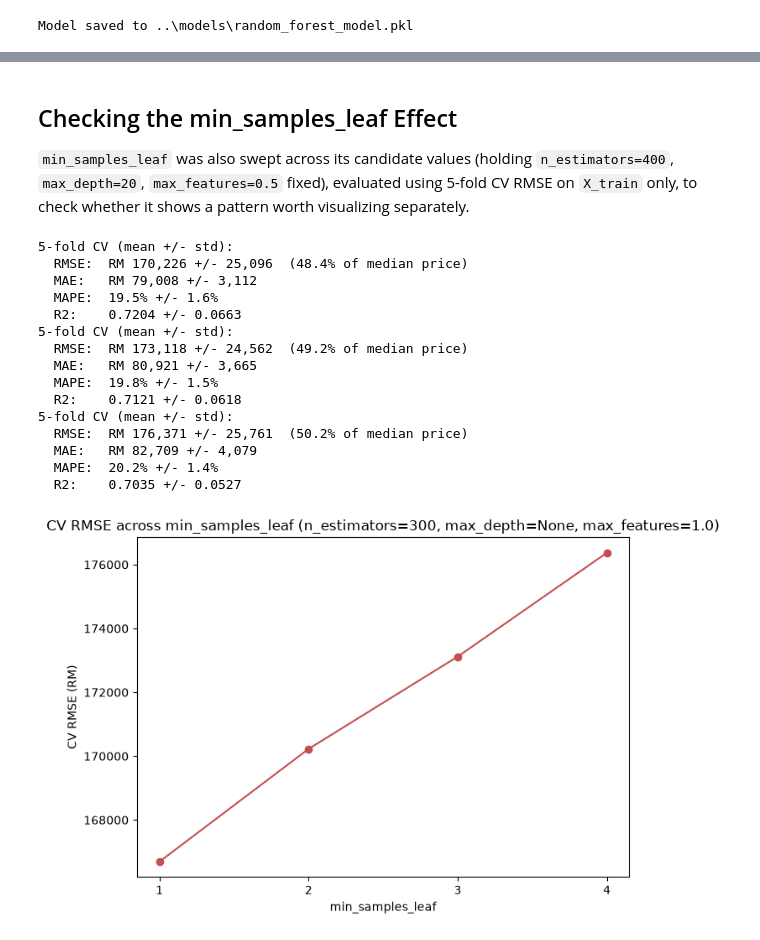
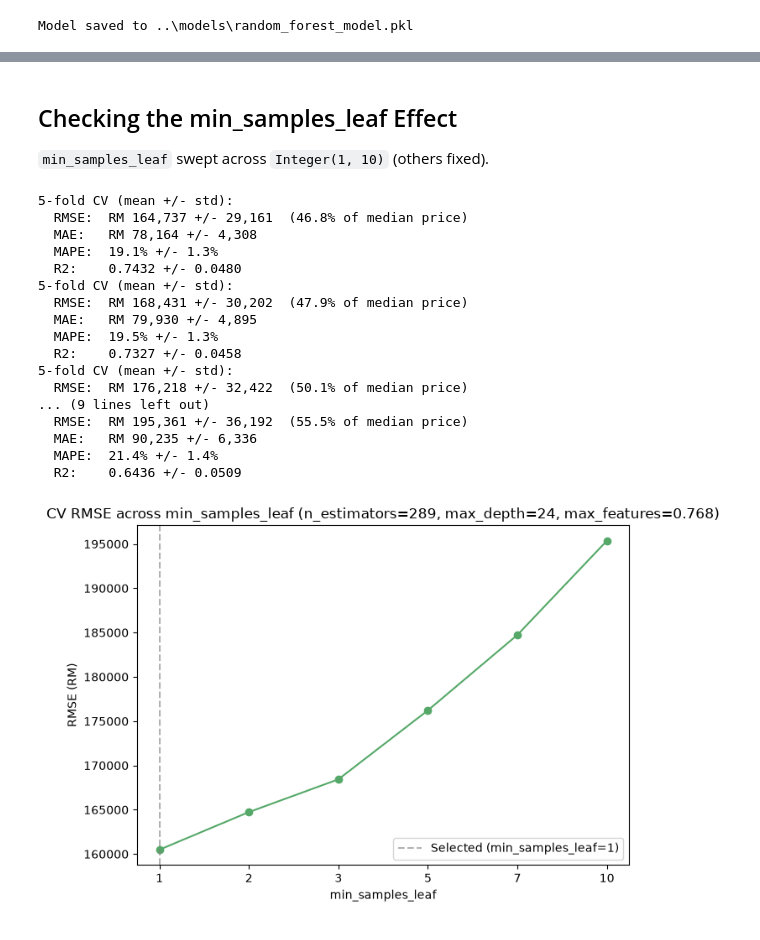
Before and after one commit to Lowzh5/Malaysian-Condominium-Prices-Data, a Jupyter notebook: src/model_randomforest.ipynb, the cells around one changed output, grey strips where cells are left out. Saved outputs shown, nothing was run; the diff lists cells and outputs as text; code cells hidden in the pictures.

```diff
--- a/src/model_randomforest.ipynb
+++ b/src/model_randomforest.ipynb
@@ -152,8 +152,8 @@ To understand how `max_depth` affects the bias-variance trade-off, models were r
 # %%
 import matplotlib.pyplot as plt
 
-best = grid_search.best_params_
-depth_candidates = [5, 10, 15, 20, None]
+best = bayes_search.best_params_
+depth_candidates = sorted({5, 10, 15, 20, 30, 40, best["max_depth"]}) + [None]
 train_rmse_by_depth = []
 cv_rmse_by_depth = []
 
@@ -180,7 +180,7 @@ plt.plot(depth_labels, cv_rmse_by_depth, marker="o", label="CV RMSE")
 plt.axvline(x=depth_labels.index(selected_label), color="grey", linestyle="--", alpha=0.6, label=f"Selected (max_depth={selected_label})")
 plt.xlabel("max_depth")
 plt.ylabel("RMSE (RM)")
-plt.title(f"Train vs CV RMSE across max_depth\n(n_estimators={best['n_estimators']}, min_samples_leaf={best['min_samples_leaf']}, max_features={best['max_features']})")
+plt.title(f"Train vs CV RMSE across max_depth\n(n_estimators={best['n_estimators']}, min_samples_leaf={best['min_samples_leaf']}, max_features={best['max_features']:.3f})")
 plt.legend()
 plt.tight_layout()
 plt.show()
@@ -221,6 +220,6 @@ max_depth=None: Train RMSE=RM72,405  CV RMSE=RM166,693
 # %%
-best = grid_search.best_params_
-feature_candidates = ["sqrt", 0.5, 1.0]
+best = bayes_search.best_params_
+feature_candidates = ["sqrt", 0.3, 0.5, best["max_features"], 1.0]
 cv_rmse_by_feat = []
 
 for f in feature_candidates:
@@ -233,18 +232,20 @@ for f in feature_candidates:
     )
     cv_rmse_by_feat.append(cv["mean"]["RMSE"])
 
+feature_labels = [f if isinstance(f, str) else f"{f:.3f}" for f in feature_candidates]
 colors = ["#4c72b0" if f == best["max_features"] else "#a6a6a6" for f in feature_candidates]
 
-plt.figure(figsize=(7, 5))
-plt.bar([str(f) for f in feature_candidates], cv_rmse_by_feat, color=colors)
+plt.figure(figsize=(8, 5))
+plt.bar(feature_labels, cv_rmse_by_feat, color=colors)
 plt.ylabel("CV RMSE (RM)")
 plt.title(f"CV RMSE across max_features (n_estimators={best['n_estimators']}, max_depth={best['max_depth']}, min_samples_leaf={best['min_samples_leaf']})")
+plt.ylim(0, max(cv_rmse_by_feat) * 1.15)
 for i, v in enumerate(cv_rmse_by_feat):
-    plt.text(i, v + 500, f"RM {v:,.0f}", ha="center")
+    plt.text(i, v + max(cv_rmse_by_feat) * 0.015, f"RM {v:,.0f}", ha="center", fontsize=9)
 plt.tight_layout()
 plt.show()
 
-for f, r in zip(feature_candidates, cv_rmse_by_feat):
+for f, r in zip(feature_labels, cv_rmse_by_feat):
     print(f"max_features={f}: CV RMSE=RM{r:,.0f}")
 # %% [output]
 5-fold CV (mean +/- std):
@@ -268,6 +280,6 @@ To justify the choice of `n_estimators = 400`, models were retrained at each can
 # %%
-best = grid_search.best_params_
-n_estimators_candidates = [100, 200, 300, 400]
+best = bayes_search.best_params_
+n_estimators_candidates = sorted({50, 100, 150, 200, 300, 400, best["n_estimators"]})
 cv_rmse_by_n = []
 
 for n in n_estimators_candidates:
@@ -280,11 +292,14 @@ for n in n_estimators_candidates:
     )
     cv_rmse_by_n.append(cv["mean"]["RMSE"])
 
+n_labels = [str(n) for n in n_estimators_candidates]
 plt.figure(figsize=(7, 5))
-plt.plot([str(n) for n in n_estimators_candidates], cv_rmse_by_n, marker="o", color="#4c72b0")
+plt.plot(n_labels, cv_rmse_by_n, marker="o", color="#4c72b0")
+plt.axvline(x=n_labels.index(str(best["n_estimators"])), color="grey", linestyle="--", alpha=0.6, label=f"Selected (n_estimators={best['n_estimators']})")
 plt.xlabel("n_estimators")
 plt.ylabel("CV RMSE (RM)")
-plt.title(f"CV RMSE across n_estimators\n(max_depth={best['max_depth']}, min_samples_leaf={best['min_samples_leaf']}, max_features={best['max_features']})")
+plt.title(f"CV RMSE across n_estimators\n(max_depth={best['max_depth']}, min_samples_leaf={best['min_samples_leaf']}, max_features={best['max_features']:.3f})")
+plt.legend()
 plt.tight_layout()
 plt.show()
 
@@ -314,46 +334,50 @@ n_estimators=400: CV RMSE=RM167,346
 # %% [markdown]
 ## Checking the min_samples_leaf Effect
-
-`min_samples_leaf` was also swept across its candidate values (holding `n_estimators=400`, `max_depth=20`, `max_features=0.5` fixed), evaluated using 5-fold CV RMSE on `X_train` only, to check whether it shows a pattern worth visualizing separately.
+`min_samples_leaf` swept across `Integer(1, 10)` (others fixed).
 # %%
-best = grid_search.best_params_
-leaf_candidates = [1, 2, 3, 4]
+best = bayes_search.best_params_
+leaf_candidates = sorted({1, 2, 3, 5, 7, 10, best["min_samples_leaf"]})
 cv_rmse_by_leaf = []
 
 for l in leaf_candidates:
     if l == best["min_samples_leaf"]:
         cv_rmse_by_leaf.append(cv_results["mean"]["RMSE"])
         continue
     cv = cross_validate_model(
         RandomForestRegressor(n_estimators=best["n_estimators"], max_depth=best["max_depth"], min_samples_leaf=l, max_features=best["max_features"], random_state=42),
         X_train, y_train, n_splits=5,
     )
     cv_rmse_by_leaf.append(cv["mean"]["RMSE"])
 
+leaf_labels = [str(l) for l in leaf_candidates]
 plt.figure(figsize=(7, 5))
-plt.plot([str(l) for l in leaf_candidates], cv_rmse_by_leaf, marker="o", color="#c44e52")
+plt.plot(leaf_labels, cv_rmse_by_leaf, marker="o", color="#55a868")
+plt.axvline(x=leaf_labels.index(str(best["min_samples_leaf"])), color="grey", linestyle="--", alpha=0.6, label=f"Selected (min_samples_leaf={best['min_samples_leaf']})")
 plt.xlabel("min_samples_leaf")
-plt.ylabel("CV RMSE (RM)")
-plt.title(f"CV RMSE across min_samples_leaf (n_estimators={best['n_estimators']}, max_depth={best['max_depth']}, max_features={best['max_features']})")
+plt.ylabel("RMSE (RM)")
+plt.title(f"CV RMSE across min_samples_leaf (n_estimators={best['n_estimators']}, max_depth={best['max_depth']}, max_features={best['max_features']:.3f})")
+plt.legend()
 plt.tight_layout()
 plt.show()
 
 for l, r in zip(leaf_candidates, cv_rmse_by_leaf):
     print(f"min_samples_leaf={l}: CV RMSE=RM{r:,.0f}")
 # %% [output]
 5-fold CV (mean +/- std):
-  RMSE:  RM 170,226 +/- 25,096  (48.4% of median price)
-  MAE:   RM 79,008 +/- 3,112
-  MAPE:  19.5% +/- 1.6%
-  R2:    0.7204 +/- 0.0663
+  RMSE:  RM 164,737 +/- 29,161  (46.8% of median price)
+  MAE:   RM 78,164 +/- 4,308
+  MAPE:  19.1% +/- 1.3%
+  R2:    0.7432 +/- 0.0480
 5-fold CV (mean +/- std):
-  RMSE:  RM 173,118 +/- 24,562  (49.2% of median price)
-  MAE:   RM 80,921 +/- 3,665
-  MAPE:  19.8% +/- 1.5%
-  R2:    0.7121 +/- 0.0618
+  RMSE:  RM 168,431 +/- 30,202  (47.9% of median price)
+  MAE:   RM 79,930 +/- 4,895
+  MAPE:  19.5% +/- 1.3%
+  R2:    0.7327 +/- 0.0458
 5-fold CV (mean +/- std):
-  RMSE:  RM 176,371 +/- 25,761  (50.2% of median price)
-  MAE:   RM 82,709 +/- 4,079
-  MAPE:  20.2% +/- 1.4%
-  R2:    0.7035 +/- 0.0527
+  RMSE:  RM 176,218 +/- 32,422  (50.1% of median price)
+... (9 lines left out)
+  RMSE:  RM 195,361 +/- 36,192  (55.5% of median price)
+  MAE:   RM 90,235 +/- 6,336
+  MAPE:  21.4% +/- 1.4%
+  R2:    0.6436 +/- 0.0509
-[figure, old version]
+[figure, new version]
```
Also changed, not shown: parts of 18 cells of this notebook, 1 other file.
